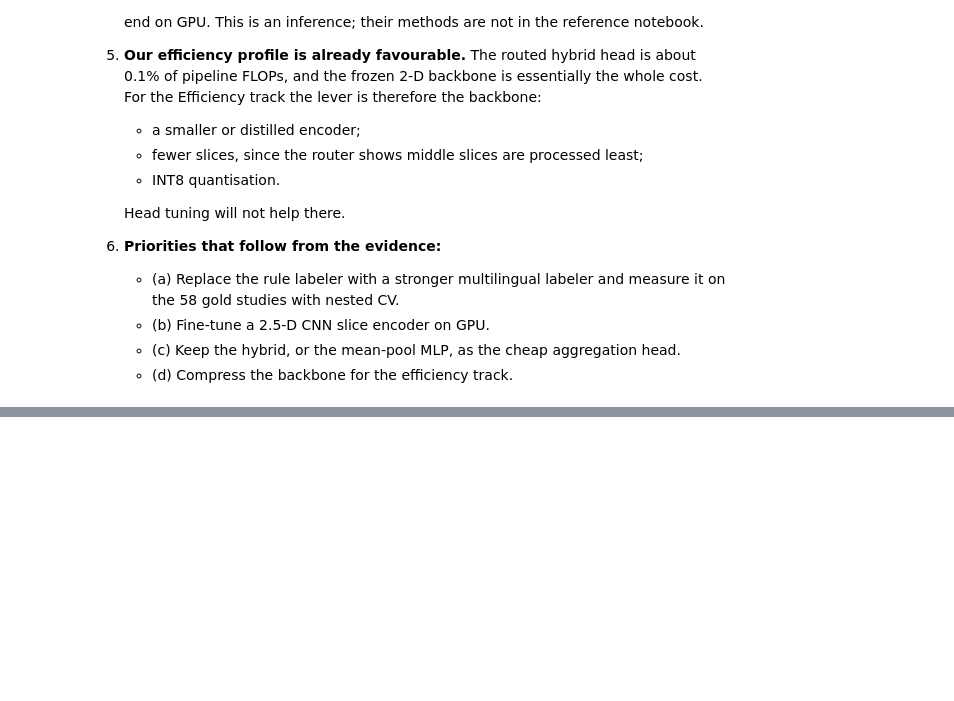
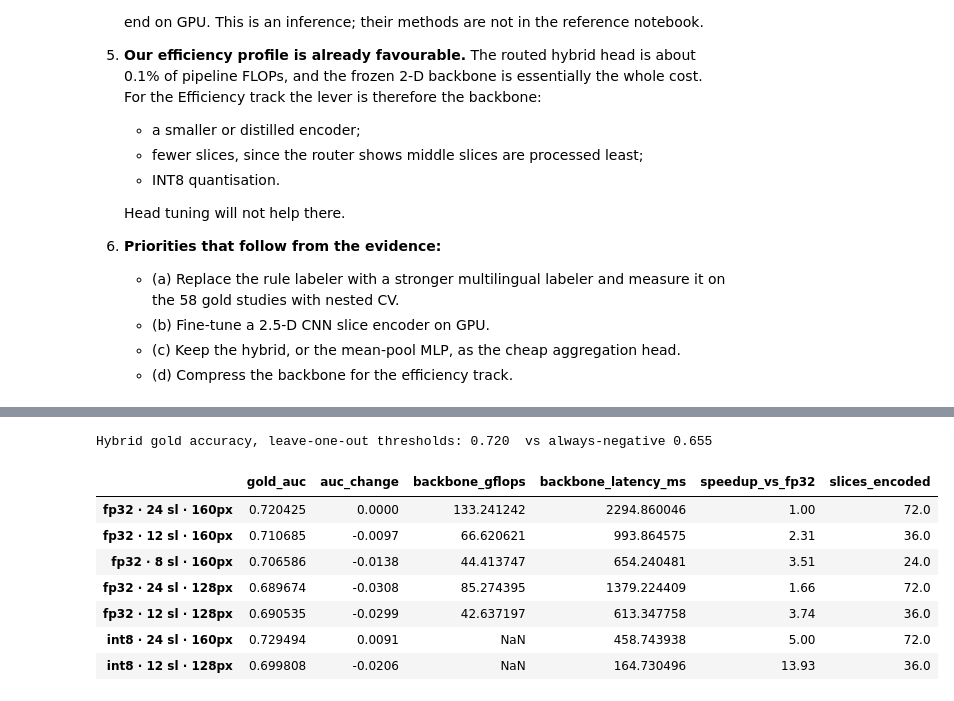
Before and after one commit to sedhupathivishnu321/bfs, a Jupyter notebook: notebooks/efficiency_lb_insights.ipynb, the cells around one changed output, grey strips where cells are left out. Drawn from its saved outputs; the diff is of its cells as text; code cells hidden in the pictures; blank space fills up the shorter version.

```diff
--- a/notebooks/efficiency_lb_insights.ipynb
+++ b/notebooks/efficiency_lb_insights.ipynb
@@ -220,0 +235,20 @@ The printed outputs above supply the numbers.
+# %%
+e2 = json.load(open('../results/efficiency_v2.json'))
+acc = e2.pop('accuracy')
+t = pd.DataFrame(e2).T
+base = 'fp32 · 24 sl · 160px'
+t['speedup_vs_fp32'] = (t.loc[base, 'backbone_latency_ms'] / t.backbone_latency_ms.astype(float)).round(2)
+t['auc_change'] = (t.gold_auc.astype(float) - t.loc[base, 'gold_auc']).round(4)
+print(f"Hybrid gold accuracy, leave-one-out thresholds: {acc['hybrid_loo_threshold_acc']:.3f}  "
+      f"vs always-negative {acc['all_negative_acc']:.3f}")
+t[['gold_auc','auc_change','backbone_gflops','backbone_latency_ms','speedup_vs_fp32','slices_encoded']]
+# %% [output]
+Hybrid gold accuracy, leave-one-out thresholds: 0.720  vs always-negative 0.655
+|  | gold_auc | auc_change | backbone_gflops | backbone_latency_ms | speedup_vs_fp32 | slices_encoded |
+| fp32 · 24 sl · 160px | 0.720425 | 0.0000 | 133.241242 | 2294.860046 | 1.00 | 72.0 |
+| fp32 · 12 sl · 160px | 0.710685 | -0.0097 | 66.620621 | 993.864575 | 2.31 | 36.0 |
+| fp32 · 8 sl · 160px | 0.706586 | -0.0138 | 44.413747 | 654.240481 | 3.51 | 24.0 |
+| fp32 · 24 sl · 128px | 0.689674 | -0.0308 | 85.274395 | 1379.224409 | 1.66 | 72.0 |
+| fp32 · 12 sl · 128px | 0.690535 | -0.0299 | 42.637197 | 613.347758 | 3.74 | 36.0 |
+| int8 · 24 sl · 160px | 0.729494 | 0.0091 | NaN | 458.743938 | 5.00 | 72.0 |
+| int8 · 12 sl · 128px | 0.699808 | -0.0206 | NaN | 164.730496 | 13.93 | 36.0 |
```
Also changed, not shown: parts of 3 cells of this notebook, 4 other files.
